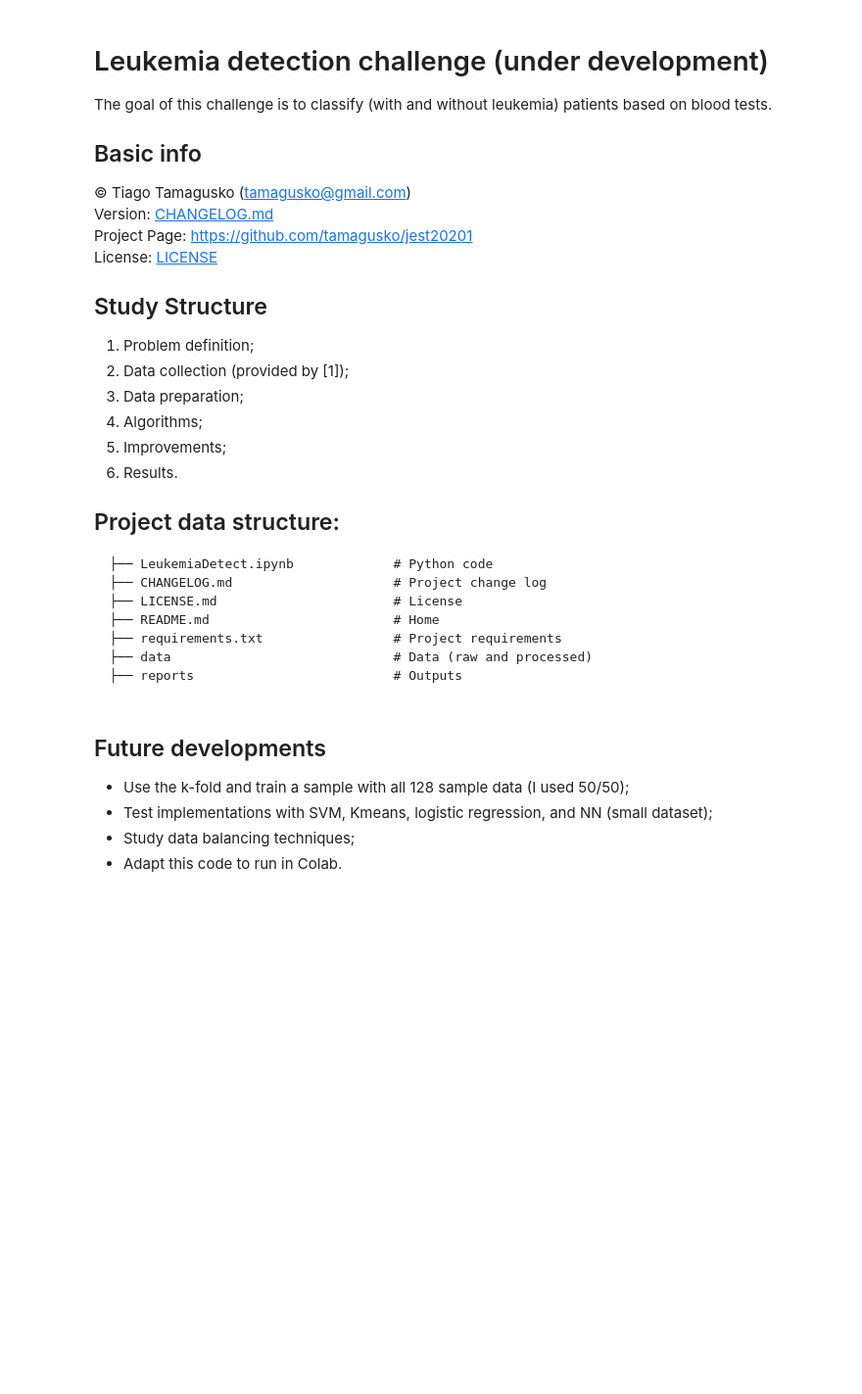
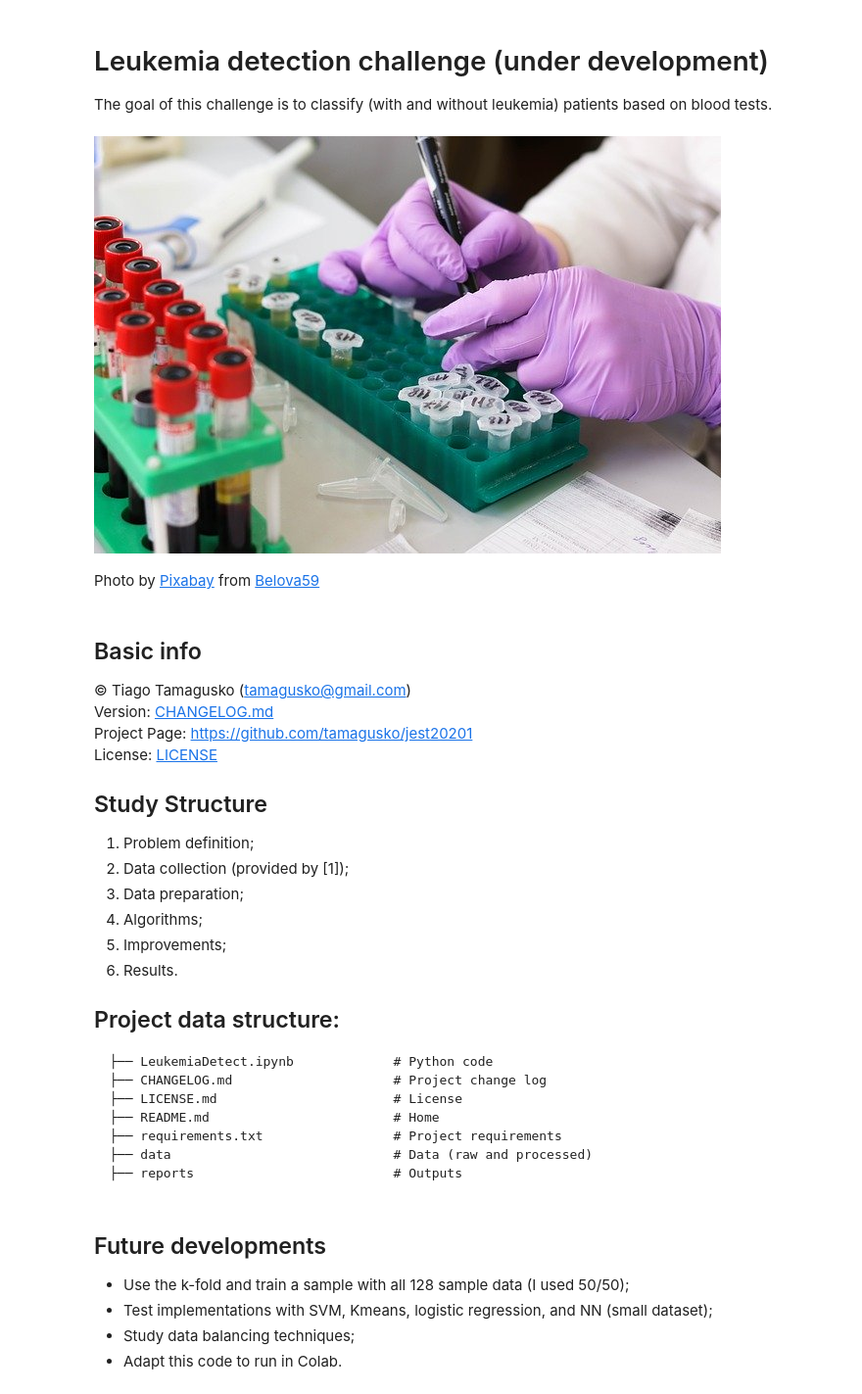
Before and after one commit to tamagusko/workshop-intro-ml, a Jupyter notebook: LeukemiaDetect.ipynb, the cells around one changed output. Shown: that part at 98% size. Drawn from its saved outputs; the diff is of its cells as text; code cells hidden in the pictures; blank space fills up the shorter version.

Commit message:
Add figure to project 2 notebook

```diff
--- a/LeukemiaDetect.ipynb
+++ b/LeukemiaDetect.ipynb
@@ -1,6 +1,14 @@
+# %% [markdown]
+# Leukemia detection  challenge (under development)
+The goal of this challenge is to classify (with and without leukemia) patients based on blood tests.
+# %%
+from IPython.display import Image
+Image(filename='figures/LabBloodBelova59Pixabay.jpg')
+# %% [output]
+[figure, added]
+# %% [markdown]
+Photo by [Pixabay](https://pixabay.com) from [Belova59](https://pixabay.com/pt/users/belova59-10750437/)
 # %% [markdown]
-# Leukemia detection  challenge (under development)
-The goal of this challenge is to classify (with and without leukemia) patients based on blood tests.
 ## Basic info
 © Tiago Tamagusko (tamagusko@gmail.com)
 Version: [CHANGELOG.md](/CHANGELOG.md)
```
Also changed, not shown: 1 other file.
